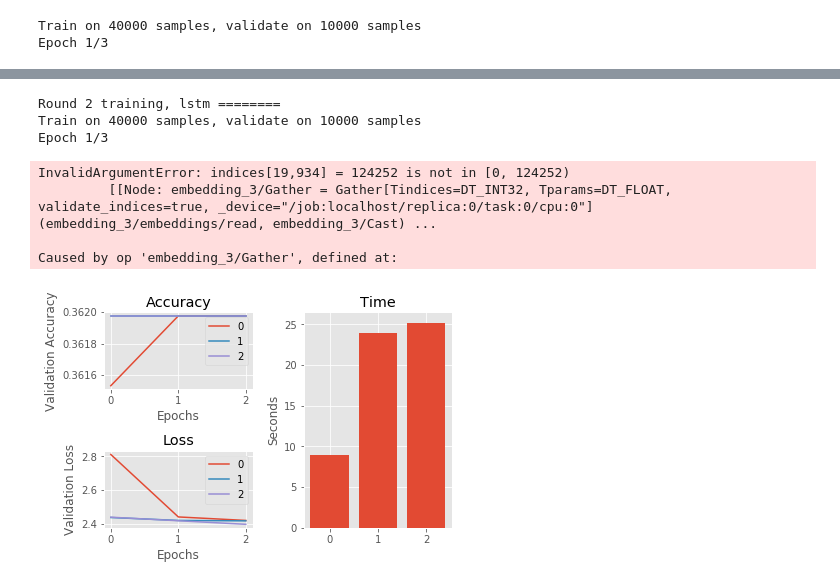
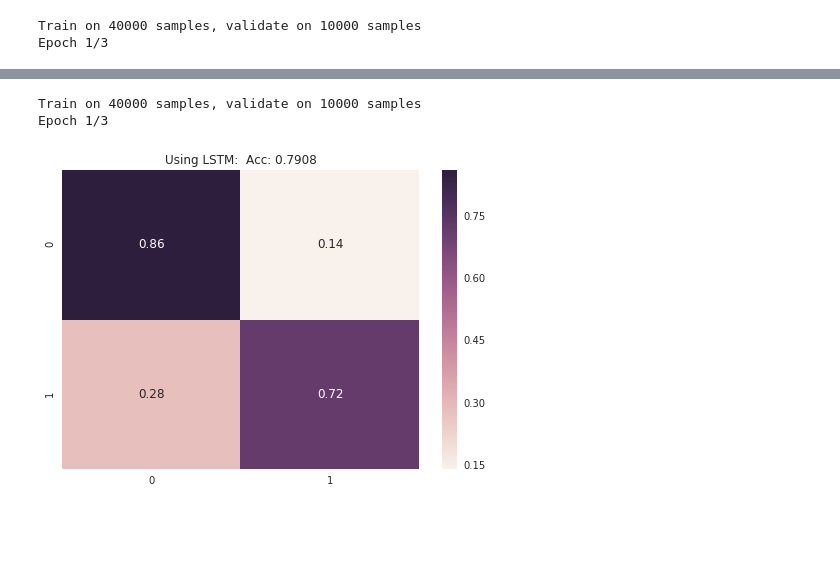
Before and after one commit to egabrielsen/MachineLearning, a Jupyter notebook: Lab09/Lab9-Danh.ipynb, the cells around one changed output, grey strips where cells are left out. Drawn from its saved outputs; the diff is of its cells as text; code cells hidden in the pictures; blank space fills up the shorter version.

Commit message:
added graphs

```diff
--- a/Lab09/Lab9-Danh.ipynb
+++ b/Lab09/Lab9-Danh.ipynb
@@ -227,37 +202,10 @@ None
-# %%
-for rnn, name in zip(rnns,['lstm','gru']):
-    print('Round 2 training,',name,'========')
-    rnn.fit(X_train, y_train_ohe, epochs=3, batch_size=64, validation_data=(X_test, y_test_ohe))
-# %% [output]
-Round 2 training, lstm ========
-Train on 40000 samples, validate on 10000 samples
-Epoch 1/3
-InvalidArgumentError: indices[19,934] = 124252 is not in [0, 124252)
-         [[Node: embedding_3/Gather = Gather[Tindices=DT_INT32, Tparams=DT_FLOAT, validate_indices=true, _device="/job:localhost/replica:0/task:0/cpu:0"](embedding_3/embeddings/read, embedding_3/Cast) ...
-
-Caused by op 'embedding_3/Gather', defined at:
-# %%
-modes = [0, 1, 2]
-plt.style.use('ggplot')
-ax1 = plt.subplot2grid((2, 2), (0, 0))
-ax1.set_title('Accuracy')
-ax1.set_ylabel('Validation Accuracy')
-ax1.set_xlabel('Epochs')
-ax2 = plt.subplot2grid((2, 2), (1, 0))
-ax2.set_title('Loss')
-ax2.set_ylabel('Validation Loss')
-ax2.set_xlabel('Epochs')
-ax3 = plt.subplot2grid((2, 2), (0, 1), rowspan=2)
-ax3.set_title('Time')
-ax3.set_ylabel('Seconds')
-for mode, result in zip(modes, results):
-    ax1.plot(result[0].epoch, result[0].history['val_acc'], label=mode)
-    ax2.plot(result[0].epoch, result[0].history['val_loss'], label=mode)
-ax1.legend()
-ax2.legend()
-ax3.bar(np.arange(len(results)), [x[1] for x in results],
-        tick_label=modes, align='center')
-plt.tight_layout()
-plt.show()
-# %% [output]
-[figure, removed]
+# %%
+rnn.fit(X_train, y_train_ohe, validation_data=(X_test, y_test_ohe), epochs=3, batch_size=64)
+# %% [output]
+Train on 40000 samples, validate on 10000 samples
+Epoch 1/3
+# %%
+from keras.models import load_model
+
+lstm = load_model('data/model.h5')
+gru = load_model('data/model_gru.h5')
@@ -263,0 +241,11 @@ plt.show()
+# %%
+yhat = np.argmax(lstm.predict(X_test), axis=1)
+y_test = np.argmax(y_test_ohe, axis = 1)
+cm = mt.confusion_matrix(y_test,yhat)
+cm = cm/np.sum(cm,axis=1)[:,np.newaxis]
+acc = mt.accuracy_score(y_test,yhat)
+plt.title("Using LSTM: "+' Acc: {:.4f}'.format(acc))
+sns.heatmap(cm, annot=True, fmt='.2f')
+plt.show()
+# %% [output]
+[figure, added]
```
Also changed, not shown: parts of 12 cells of this notebook.
